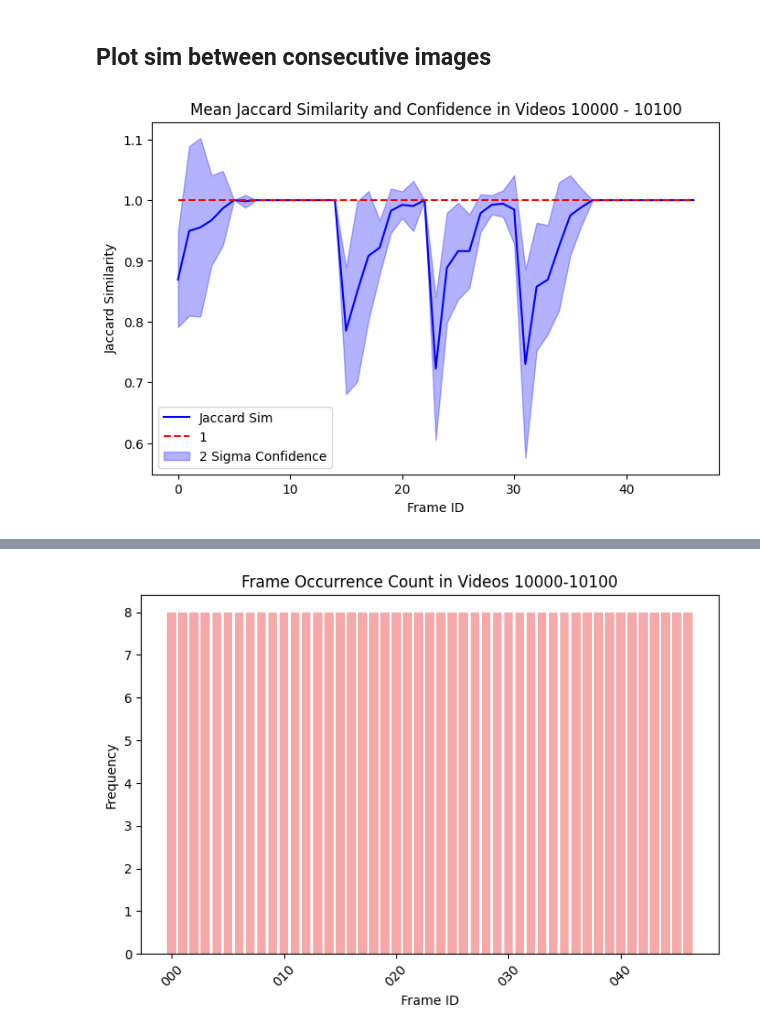
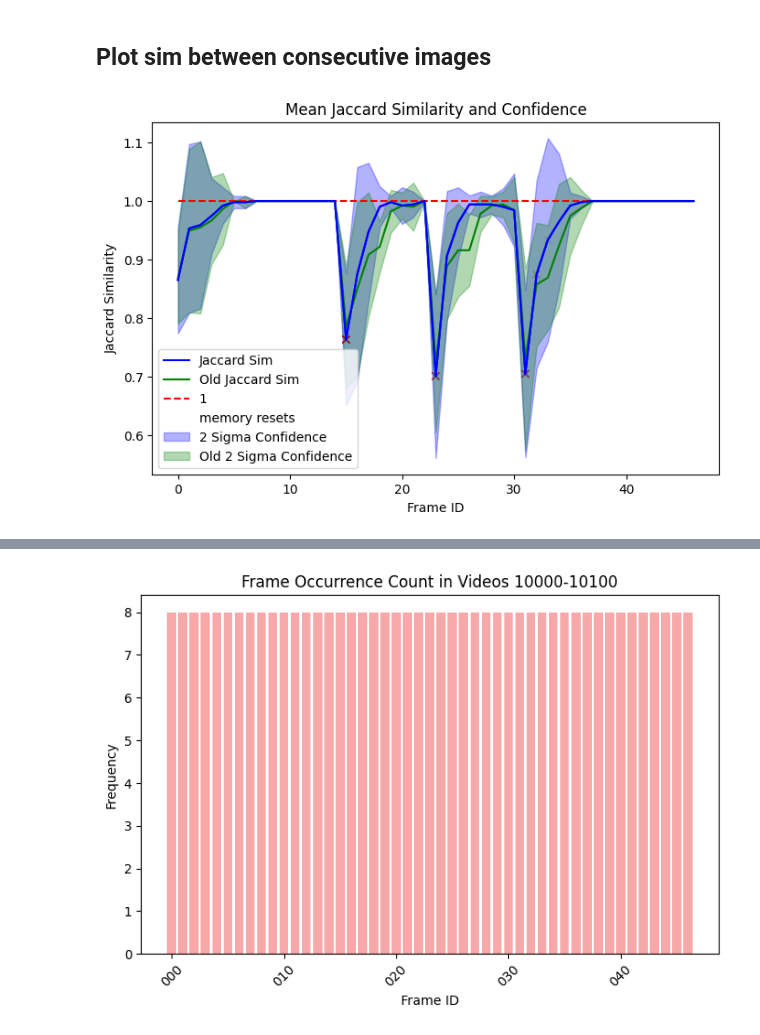
Before and after one commit to erik-gattung/NeuralConceptBinder, a Jupyter notebook: encoding_comparison_scripts/sim_plotting.ipynb, the cells around one changed output, grey strips where cells are left out. Drawn from its saved outputs; the diff is of its cells as text; code cells hidden in the pictures.

Commit message:
Update encoding generation scripts

```diff
--- a/encoding_comparison_scripts/sim_plotting.ipynb
+++ b/encoding_comparison_scripts/sim_plotting.ipynb
@@ -8,7 +8,8 @@ from collections import Counter
 # checkpoint_name = "default"
 # checkpoint_name = "memory"
 # checkpoint_name = "SAM"
-checkpoint_name = "memory_v2_custom_complex_CLEVR"
+checkpoint_name = "memory_v3_custom_complex_CLEVR"
+other_checkpoint_name = "memory_v2_custom_complex_CLEVR"
 sim_type = "jac_"   # "jac_" or ""
 sim_title = "Jaccard" if sim_type == "jac_" else "Cosine"
 # %% [markdown]
@@ -17,9 +18,18 @@ sim_title = "Jaccard" if sim_type == "jac_" else "Cosine"
 # sim_path = f"/app/ncb/encoding_comparison_scripts/results/{checkpoint_name}/similarities_10000-10099.pkl"
 # sim_path = f"/app/ncb/encoding_comparison_scripts/results/{checkpoint_name}/{sim_type}similarities_10000-10029.pkl"
 sim_path = f"/app/ncb/encoding_comparison_scripts/results/{checkpoint_name}/{sim_type}similarities_0-7.pkl"
+other_sim_path = f"/app/ncb/encoding_comparison_scripts/results/{other_checkpoint_name}/{sim_type}similarities_0-7.pkl"
 
 with open(sim_path, "rb") as f:
     sims = pickle.load(f)
+
+with open(other_sim_path, "rb") as f:
+    other_sims = pickle.load(f)
+
+if "v3" in checkpoint_name:
+    reset_path = f"/app/ncb/encoding_comparison_scripts/results/{checkpoint_name}/reset_memory_bank_0-7.pkl"
+    with open(reset_path, "rb") as f:
+        resets = pickle.load(f)
 # %%
 # cosine sim between consecutive images
 consec_frame_sims = [list() for _ in range(128)]
@@ -27,23 +37,44 @@ for video_id in sorted(sims.keys()):
     for frame_id in sorted(sims[video_id].keys()):
         consec_frame_sims[int(frame_id)].append(sims[video_id][frame_id])
 
+other_consec_frame_sims = [list() for _ in range(128)]
+for video_id in sorted(other_sims.keys()):
+    for frame_id in sorted(other_sims[video_id].keys()):
+        other_consec_frame_sims[int(frame_id)].append(other_sims[video_id][frame_id])
+
+if "v3" in checkpoint_name:
+    memory_resets = [list() for _ in range(128)]
+    for video_id in sorted(resets.keys()):
+        for frame_id in sorted(resets[video_id].keys()):
+            memory_resets[int(frame_id)].append(int(resets[video_id][frame_id]))
+
 valid_indices = [i for i in range(len(consec_frame_sims)) if len(consec_frame_sims[i]) > 0]
 
 consec_sim_means = np.array([np.mean(consec_frame_sims[i]) for i in valid_indices])
 consec_sim_std = np.array([np.std(consec_frame_sims[i]) for i in valid_indices])
+other_consec_sim_means = np.array([np.mean(other_consec_frame_sims[i]) for i in valid_indices])
+other_consec_sim_std = np.array([np.std(other_consec_frame_sims[i]) for i in valid_indices])
 # %%
 plt.figure(figsize=(8, 5))
-plt.plot(valid_indices, consec_sim_means, color='b')
-plt.plot(valid_indices, np.ones_like(consec_sim_means), color="r", linestyle="--")
-plt.fill_between(valid_indices, consec_sim_means + 2 * consec_sim_std, consec_sim_means - 2 * consec_sim_std, color="b", alpha=0.3)
+plt.plot(valid_indices, consec_sim_means, color='b', label=f"{sim_title} Sim")
+plt.plot(valid_indices, other_consec_sim_means, color='g', label=f"Old {sim_title} Sim")
+plt.plot(valid_indices, np.ones_like(consec_sim_means), color="r", linestyle="--", label="1")
+
+if "v3" in checkpoint_name:
+    plt.plot(valid_indices, consec_sim_means, color='b')
+    reset_mmb = np.array([np.mean(memory_resets[i]) for i in valid_indices])
+    plt.scatter(np.array(valid_indices), consec_sim_means, color="red", marker="x", alpha=reset_mmb[1:], label="memory resets")
+
+plt.fill_between(valid_indices, consec_sim_means + 2 * consec_sim_std, consec_sim_means - 2 * consec_sim_std, color="b", alpha=0.3, label="2 Sigma Confidence")
+plt.fill_between(valid_indices, other_consec_sim_means + 2 * other_consec_sim_std, other_consec_sim_means - 2 * other_consec_sim_std, color="g", alpha=0.3, label="Old 2 Sigma Confidence")
 
 plt.xlabel("Frame ID")
 plt.ylabel(f"{sim_title} Similarity")
-plt.legend([f"{sim_title} Sim", "1", "2 Sigma Confidence"])
-plt.title(f"Mean {sim_title} Similarity and Confidence in Videos 10000 - 10100")
+plt.legend(loc="best")
+plt.title(f"Mean {sim_title} Similarity and Confidence")
 plt.show()
 # %% [output]
-[figure, old version]
+[figure, new version]
 # %%
 # mean cosine sim of all image pairs
 print(np.mean(consec_sim_means))
```
Also changed, not shown: parts of 4 cells of this notebook, 1 other file.
